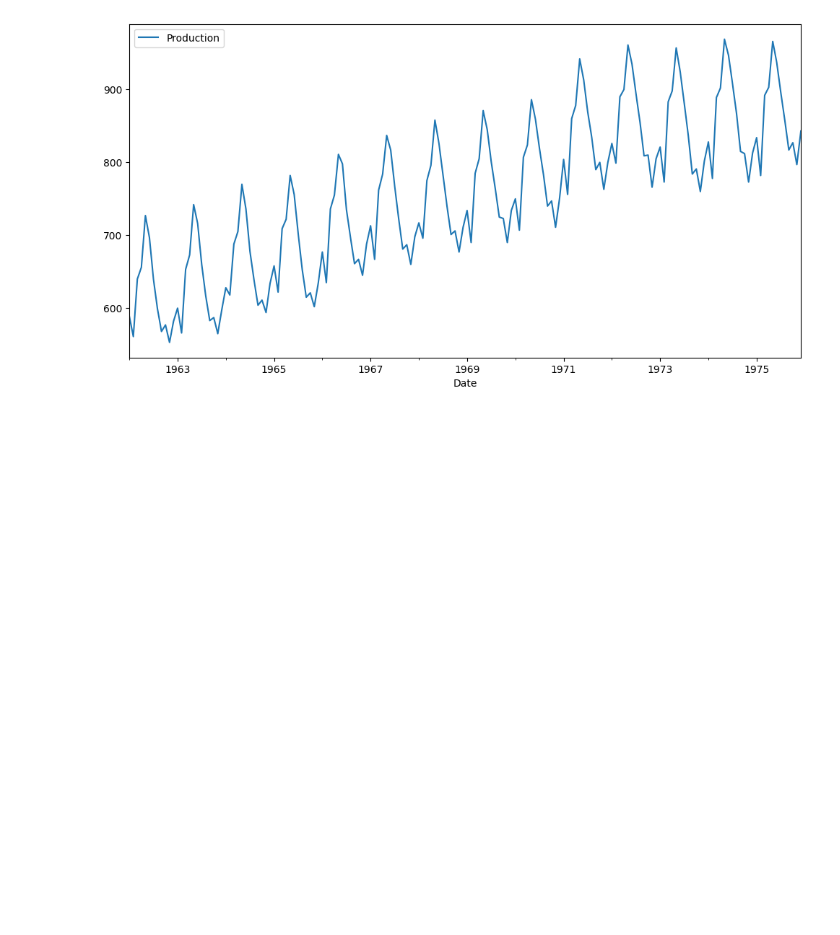
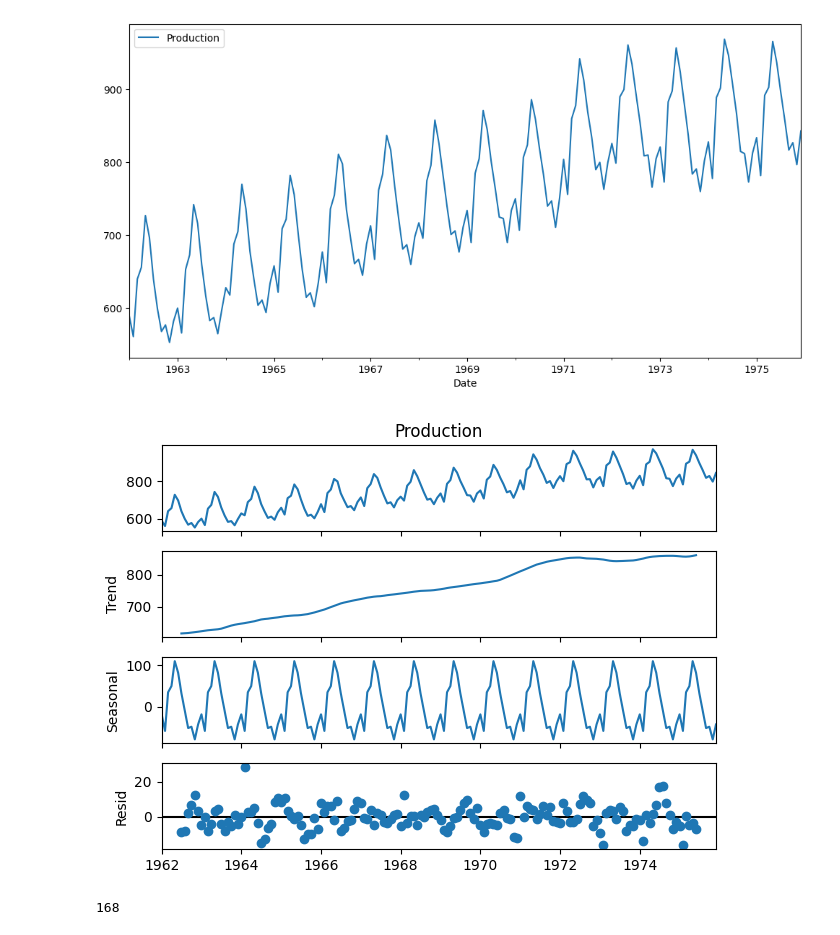
Before and after one commit to NishanD21/Milk-Production-Forecasting-using-LSTM, a Jupyter notebook: milk_production.ipynb, the cells around one changed output. Drawn from its saved outputs; the diff is of its cells as text; code cells hidden in the pictures; blank space fills up the shorter version.

```diff
--- a/milk_production.ipynb
+++ b/milk_production.ipynb
@@ -27,3 +27,15 @@ df.plot(figsize = (12,6))
 # %% [output]
 <Axes: xlabel='Date'>
 [figure]
+# %%
+from statsmodels.tsa.seasonal import seasonal_decompose
+
+results = seasonal_decompose(df['Production'])
+results.plot()
+plt.show()
+# %% [output]
+[figure, added]
+# %%
+len(df)
+# %% [output]
+168
```
Also changed, not shown: parts of 27 cells of this notebook.
